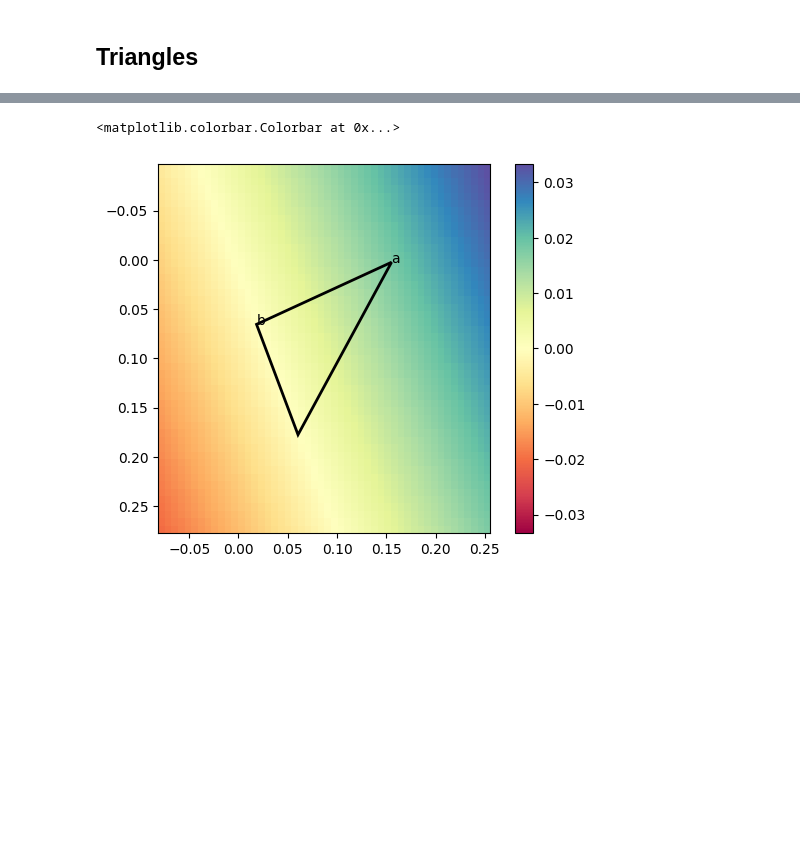
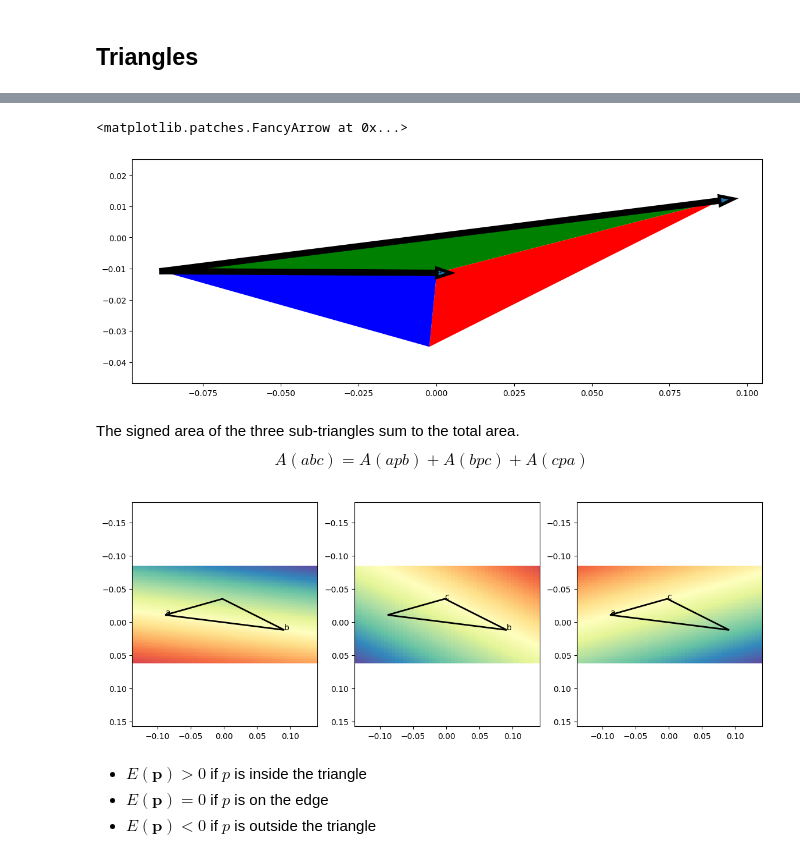
Before and after one commit to vidstige/cookie-talk-3d, a Jupyter notebook: rendering.ipynb, the cells around one changed output, grey strips where cells are left out. Saved outputs shown, nothing was run; the diff lists cells and outputs as text; code cells hidden in the pictures; blank space fills up the shorter version.

```diff
--- a/rendering.ipynb
+++ b/rendering.ipynb
@@ -206,45 +247,67 @@ plt.gca().invert_yaxis()
+# %%
+import matplotlib
+matplotlib.rcParams['figure.figsize'] = [14, 5]  # make plots larger
+
+# let's use the midpoint as a point we know is inside the triangle
+p = np.mean(vertices[triangle, :2], axis=0)
+
+plt.axis('equal')
+plt.gca().annotate('p', p)
+plt.fill((a[0], p[0], b[0]), (a[1], p[1], b[1]), 'green')  # a,p,b
+plt.fill((b[0], p[0], c[0]), (b[1], p[1], c[1]), 'red')    # b,p,c
+plt.fill((c[0], p[0], a[0]), (c[1], p[1], a[1]), 'blue')   # c,p,a
+plt.arrow(a[0], a[1], b[0] - a[0], b[1] - a[1], lw=4)  # b - a
+plt.arrow(a[0], a[1], p[0] - a[0], p[1] - a[1], lw=4)  # p - a
+# %% [output]
+<matplotlib.patches.FancyArrow at 0x...>
+[figure, added]
+# %% [markdown]
+The signed area of the three sub-triangles sum to the total area.
+$$A(abc) = A(apb) + A(bpc) + A(cpa)$$
 # %%
-# barycentric cordinates
 def edge(p0: np.ndarray, p1: np.ndarray, p: np.ndarray) -> float:
     """Computes the edge function at point p for the edge p0 -> p1. Arguments are either (1, 2) arrays or
     (n, 2) arrays. Broadcasting rules apply."""
     assert all(a.shape[1] == 2 for a in (p0, p1, p))  # all arrays must have two columns
     return (p[:, 0] - p0[:, 0]) * (p1[:, 1] - p0[:, 1])  - (p[:, 1] - p0[:, 1]) * (p1[:, 0] - p0[:, 0])
 
 # get the three points of the triangle
 a, b, c = np.vsplit(vertices[triangle, :2], 3)
 
-# check if the triangle is inside-out, if so rearrange vertices
-area = edge(a, b, c)
-if area < 0:
-    # re-arrange trinagle
-    i0, i1, i2 = triangle
-    triangle = (i0, i2, i1)
-    a, b, c = np.vsplit(vertices[triangle, :2], 3)
-
 # find the bounding box, with some padding
-padding = 0.1
+padding = 0.05
 xmin, ymin, _ = np.min(vertices[triangle, :], axis=0) - padding
 xmax, ymax, _ = np.max(vertices[triangle, :], axis=0) + padding
+
 X, Y = np.meshgrid(np.linspace(xmin, xmax), np.linspace(ymin, ymax))  # arrange a gridspace on the bounding box
 p = np.vstack([X.ravel(), Y.ravel()]).T  # arrange all the points of the grid as a list of points
 
-bc = edge(b, c, p)  # evaluate the edge-function a -> b for all the points p in the bounding box (p)
-ef = bc  # plot ab
+from matplotlib import colormaps
+def plot_edgefunction(ef: str, ax):
+    v = max(-np.min(ef), np.max(ef))
+    ax.axis('equal')
+    ax.imshow(
+        ef.reshape(X.shape),
+        extent=(xmin, xmax, ymax, ymin),
+        cmap=colormaps['Spectral'],  # divergent colormap to highlight the 0 line
+        vmin=-v, vmax=v,  # center colormap on 0
+    )
+    # draw outline
+    ax.fill(vertices[triangle, 0], vertices[triangle, 1], fill=False, lw=2)
 
-from matplotlib import colormaps
-v = max(-np.min(ef), np.max(ef))
-plt.imshow(
-    ef.reshape(X.shape),
-    extent=(xmin, xmax, ymax, ymin),
-    cmap=colormaps['Spectral'],  # divergent colormap to highlight the 0 line
-    vmin=-v, vmax=v,  # center colormap on 0
-)
-plt.fill(vertices[triangle, 0], vertices[triangle, 1], fill=False, lw=2)
-plt.gca().annotate('a', a.ravel()); plt.gca().annotate('b', b.ravel())
-plt.colorbar()
+def annotate(ax, labels):
+    for text, position in labels.items():
+        ax.annotate(text, position.ravel())
+
+fig, axs = plt.subplots(1, 3)
+plot_edgefunction(edge(a, b, p), axs[0]); annotate(axs[0], {'a': a, 'b': b})
+plot_edgefunction(edge(b, c, p), axs[1]); annotate(axs[1], {'b': b, 'c': c})
+plot_edgefunction(edge(c, a, p), axs[2]); annotate(axs[2], {'c': c, 'a': a})
 # %% [output]
-<matplotlib.colorbar.Colorbar at 0x...>
-[figure, old version]
+[figure, new version]
+# %% [markdown]
+* $E(\boldsymbol{p}) > 0$ if $p$ is inside the triangle
+* $E(\boldsymbol{p}) = 0$ if $p$ is on the edge
+* $E(\boldsymbol{p}) < 0$ if $p$ is outside the triangle
 # %%
 %load_ext Cython
```
Also changed, not shown: parts of 41 cells of this notebook, 3 other files.
